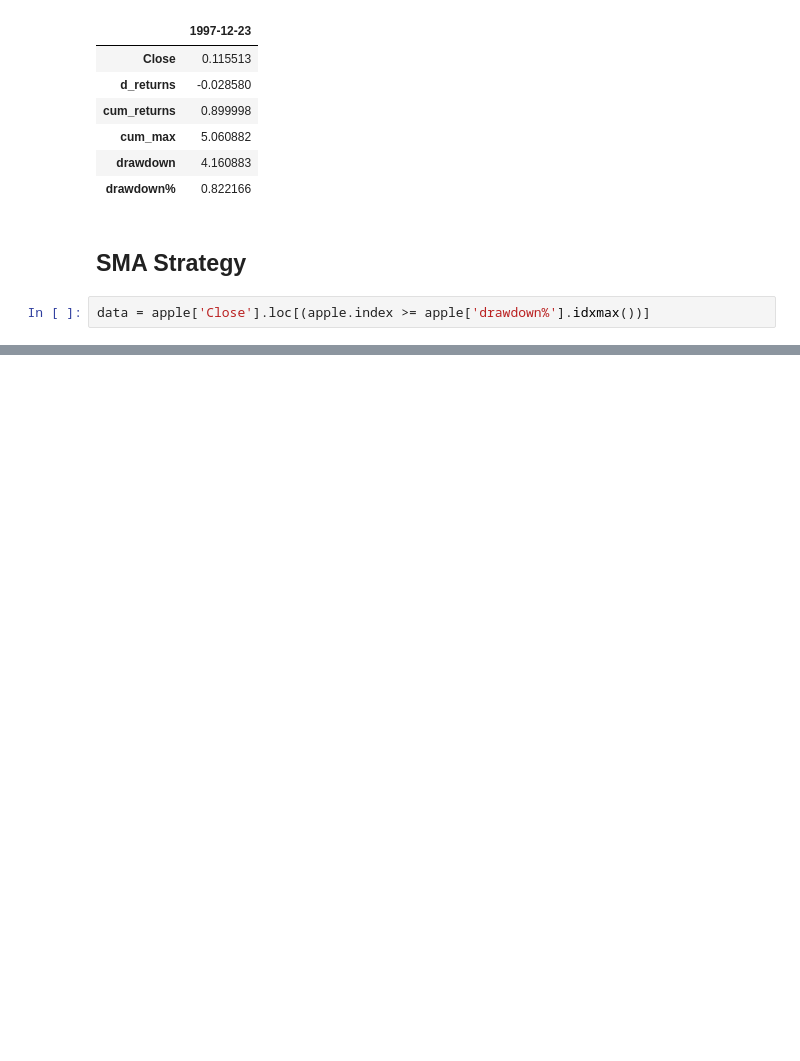
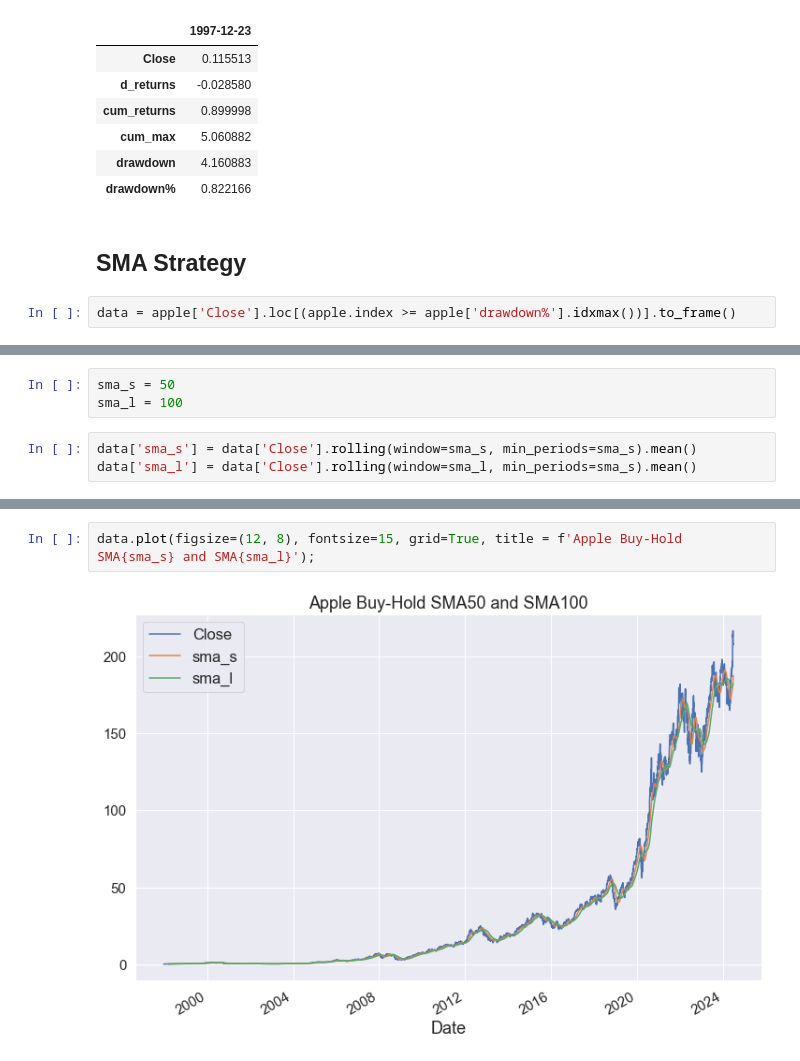
Before and after one commit to Stoic-Angel/QuantShit, a Jupyter notebook: Quant Trading QuantProgram.ipynb, the cells around one changed output, grey strips where cells are left out. Saved outputs shown, nothing was run; the diff lists cells and outputs as text; blank space fills up the shorter version.

```diff
--- a/Quant Trading QuantProgram.ipynb
+++ b/Quant Trading QuantProgram.ipynb
@@ -733,4 +733,4 @@ apple.loc[apple['drawdown%'].idxmax()].to_frame()
 # %% [markdown]
 ## SMA Strategy
 # %%
-data = apple['Close'].loc[(apple.index >= apple['drawdown%'].idxmax())]
+data = apple['Close'].loc[(apple.index >= apple['drawdown%'].idxmax())].to_frame()
@@ -736,0 +754,6 @@ data = apple['Close'].loc[(apple.index >= apple['drawdown%'].idxmax())]
+# %%
+sma_s = 50
+sma_l = 100
+# %%
+data['sma_s'] = data['Close'].rolling(window=sma_s, min_periods=sma_s).mean()
+data['sma_l'] = data['Close'].rolling(window=sma_l, min_periods=sma_s).mean()
@@ -736,0 +777,4 @@ data = apple['Close'].loc[(apple.index >= apple['drawdown%'].idxmax())]
+# %%
+data.plot(figsize=(12, 8), fontsize=15, grid=True, title = f'Apple Buy-Hold SMA{sma_s} and SMA{sma_l}');
+# %% [output]
+[figure, added]
```
Also changed, not shown: parts of 21 cells of this notebook.
